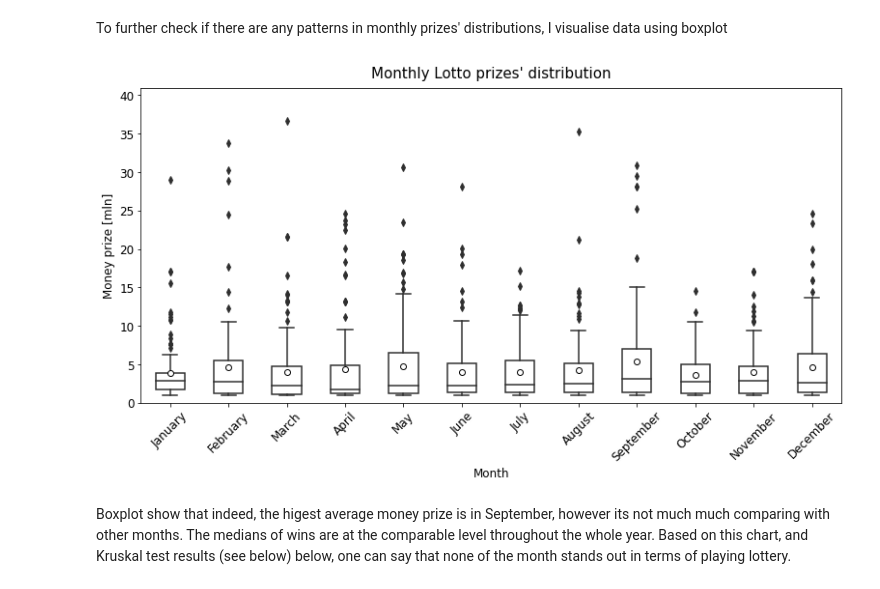
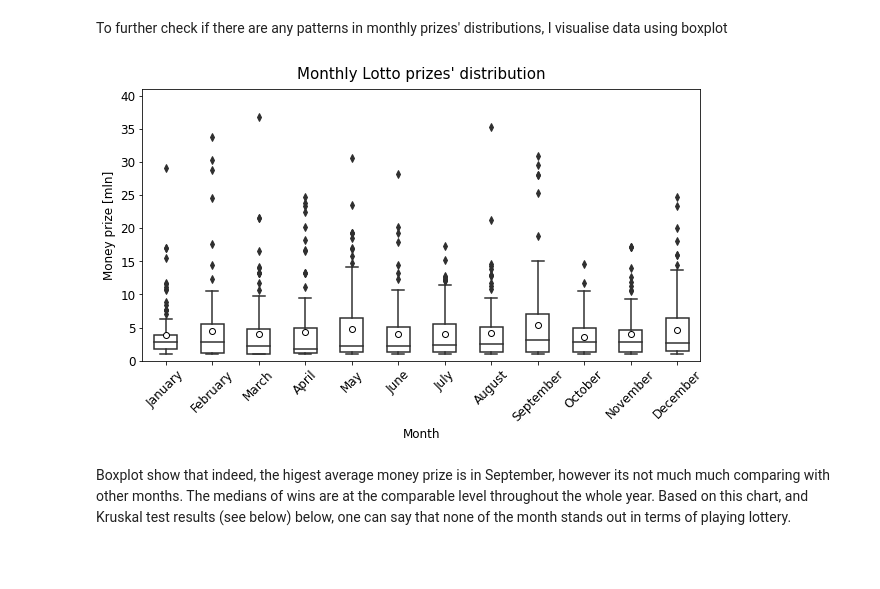
Before and after one commit to piotrsoczewka/Lotto, a Jupyter notebook: Data import and analysis.ipynb, the cells around one changed output. Drawn from its saved outputs; the diff is of its cells as text; code cells hidden in the pictures; blank space fills up the shorter version.

```diff
--- a/Data import and analysis.ipynb
+++ b/Data import and analysis.ipynb
@@ -367,20 +365,20 @@ The regplot shows that money won is partially correlated with number of wins.
 To further check if there are any patterns in monthly prizes' distributions, I visualise data using boxplot
 # %%
 fig, ax = plt.subplots()
-fig.set_size_inches([13, 6])
+fig.set_size_inches([10, 5])
 ax = sns.boxplot(x='month', y='lottery_prize', data=lottery_data, color='#10138E', width=0.5, showmeans=True,
             boxprops={'facecolor':'#FFFFFF'},
             meanprops={"marker":"o", 'markeredgecolor':'#000000', 'markerfacecolor':'#FFFFFF', 'markersize':6})
 ax.set_title("Monthly Lotto prizes' distribution", fontsize=15, pad=10)
 ax.set_xlabel('Month', fontsize=12)
 ax.set_xticklabels(lottery_data['month_name'].unique(), fontsize=12, rotation=45)
 ax.set_ylabel('Money prize [mln]', fontsize=12)
 ax.set_ylim(0,41000000)
 ax.set_yticklabels(list(range(0,41,5)), fontsize=12)
-plt.savefig('Monthly Lotto distributions.png', dpi=600)
+plt.savefig('images/Monthly_Lotto_distribution.png', dpi=600)
 plt.show()
 # %% [output]
-[figure, old version]
+[figure, new version]
 # %% [markdown]
 Boxplot show that indeed, the higest average money prize is in September, however its not much much comparing with other months. The medians of wins are at the comparable level throughout the whole year. Based on this chart, and Kruskal test results (see below) below, one can say that none of the month stands out in terms of playing lottery.
 # %%
```
Also changed, not shown: parts of 3 cells of this notebook, 2 other files.
